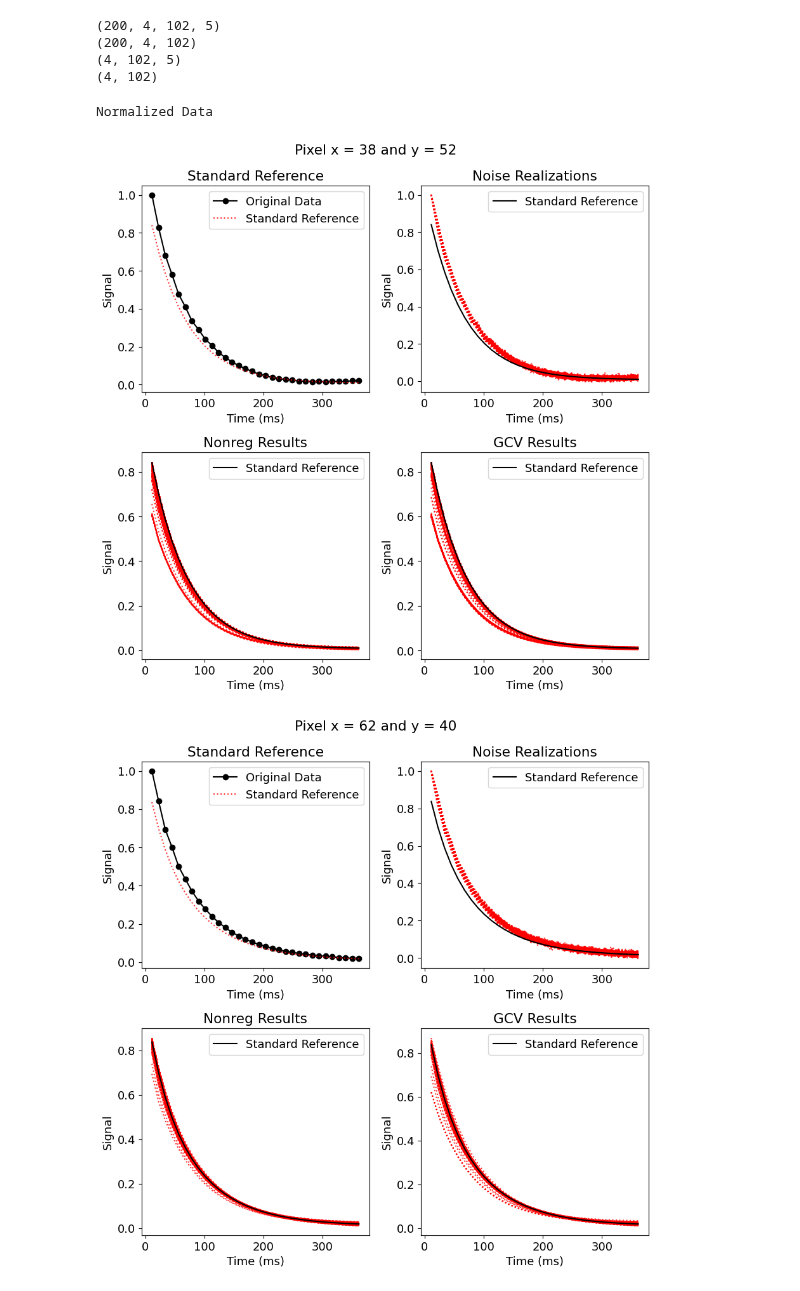
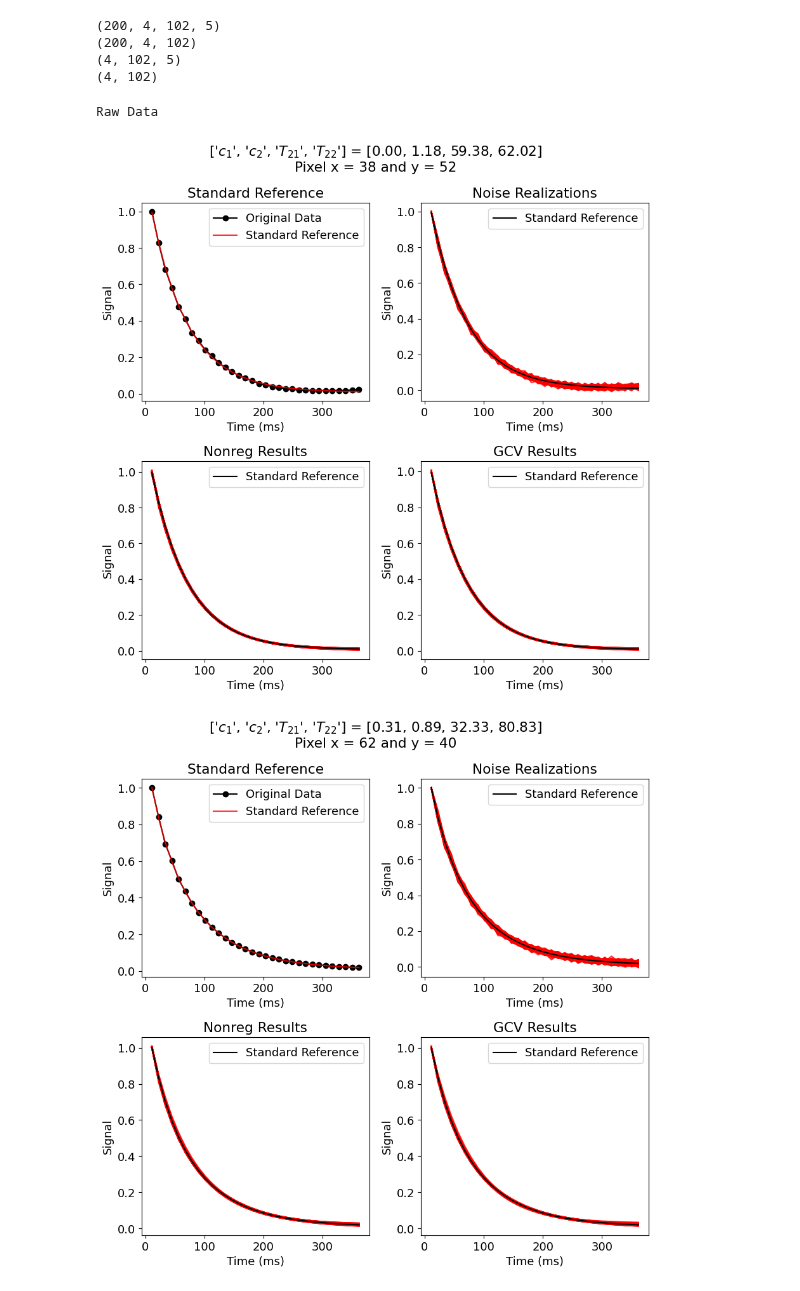
Before and after one commit to Griffin997/Regularization, a Jupyter notebook: SingleBrainPixel_Analysis.ipynb, the cells around one changed output. Drawn from its saved outputs; the diff is of its cells as text; code cells hidden in the pictures.

Commit message:
Line Plot Changes

```diff
--- a/SingleBrainPixel_Analysis.ipynb
+++ b/SingleBrainPixel_Analysis.ipynb
@@ -49,7 +49,7 @@ if MB_model: assert(not apply_normalizer and not estimate_offset)
 
 ############## Options for Processing ####################
 
-post_normalize_data = True       #This is used to normalize the parameter estimates after it has been generated
+post_normalize_data = False       #This is used to normalize the parameter estimates after it has been generated
 # %%
 ############## Frequently Changed Parameters ###########
 
@@ -541,8 +541,9 @@ else:
     print("Raw Data")
     post_norm_blurb = ""
     complete_estimates = iter_param_array
+    SR_complete_estimates = SR_param_array
 # %% [output]
-Normalized Data
+Raw Data
 # %%
 nonreg_sr_params = SR_complete_estimates[:,0,:]
 nonreg_est_params = complete_estimates[:,:,0,:]
@@ -562,40 +563,40 @@ for iter in range(iterations):
 # %%
 for pix in range(n_pix):
     fig, ax = plt.subplots(2,2,figsize=(9,9),tight_layout=True)
-    plt.suptitle(f"Pixel x = {pixels[pix,1]} and y = {pixels[pix,0]}")
+    plt.suptitle(f"{param_name_list} = [{nonreg_sr_params[pix,0]:.2f}, {nonreg_sr_params[pix,1]:.2f}, {nonreg_sr_params[pix,2]:.2f}, {nonreg_sr_params[pix,3]:.2f}]\nPixel x = {pixels[pix,1]} and y = {pixels[pix,0]}")
     ax[0,0].plot(tdata, unnoised_curves[pix,:], color = 'k', label = "Original Data", marker = 'o')
-    ax[0,0].plot(tdata, G_off(tdata, *nonreg_sr_params[pix,:]), label = "Standard Reference", alpha = 0.8, ls = ":", color = 'r')
+    ax[0,0].plot(tdata, G_off(tdata, *nonreg_sr_params[pix,:]), label = "Standard Reference", alpha = 0.8, ls = "-", color = 'r')
     ax[0,0].set_xlabel('Time (ms)')
     ax[0,0].set_ylabel('Signal')
     ax[0,0].set_title("Standard Reference")
     ax[0,0].legend()
 
 
     for iter in range(iterations):
-        ax[0,1].plot(tdata, noised_curves[iter,pix,:], alpha = 0.8, ls = ":", color = 'r')
+        ax[0,1].plot(tdata, noised_curves[iter,pix,:], alpha = 0.8, ls = "-", color = 'r')
     ax[0,1].plot(tdata, G_off(tdata, *nonreg_sr_params[pix,:]), color = 'k', label = "Standard Reference")
     ax[0,1].set_xlabel('Time (ms)')
     ax[0,1].set_ylabel('Signal')
     ax[0,1].set_title("Noise Realizations")
     ax[0,1].legend()
 
 
     for iter in range(iterations):
-        ax[1,0].plot(tdata, G_off(tdata, *nonreg_est_params[iter,pix, :]), alpha = 0.8, ls = ":", color = 'r')
+        ax[1,0].plot(tdata, G_off(tdata, *nonreg_est_params[iter,pix, :]), alpha = 0.8, ls = "-", color = 'r')
     ax[1,0].plot(tdata, G_off(tdata, *nonreg_sr_params[pix,:]), color = 'k', label = "Standard Reference")
     ax[1,0].set_xlabel('Time (ms)')
     ax[1,0].set_ylabel('Signal')
     ax[1,0].set_title("Nonreg Results")
     ax[1,0].legend()
 
 
     for iter in range(iterations):
-        ax[1,1].plot(tdata, G_off(tdata, *all_GCV_estimates[iter,pix, :]), alpha = 0.8, ls = ":", color = 'r')
+        ax[1,1].plot(tdata, G_off(tdata, *all_GCV_estimates[iter,pix, :]), alpha = 0.8, ls = "-", color = 'r')
     ax[1,1].plot(tdata, G_off(tdata, *nonreg_sr_params[pix,:]), color = 'k', label = "Standard Reference")
     ax[1,1].set_xlabel('Time (ms)')
     ax[1,1].set_ylabel('Signal')
     ax[1,1].set_title("GCV Results")
     ax[1,1].legend()
 # %% [output]
-[figure, old version]
+[figure, new version]
-[figure, old version]
+[figure, new version]
```
Also changed, not shown: parts of 2 cells of this notebook.
